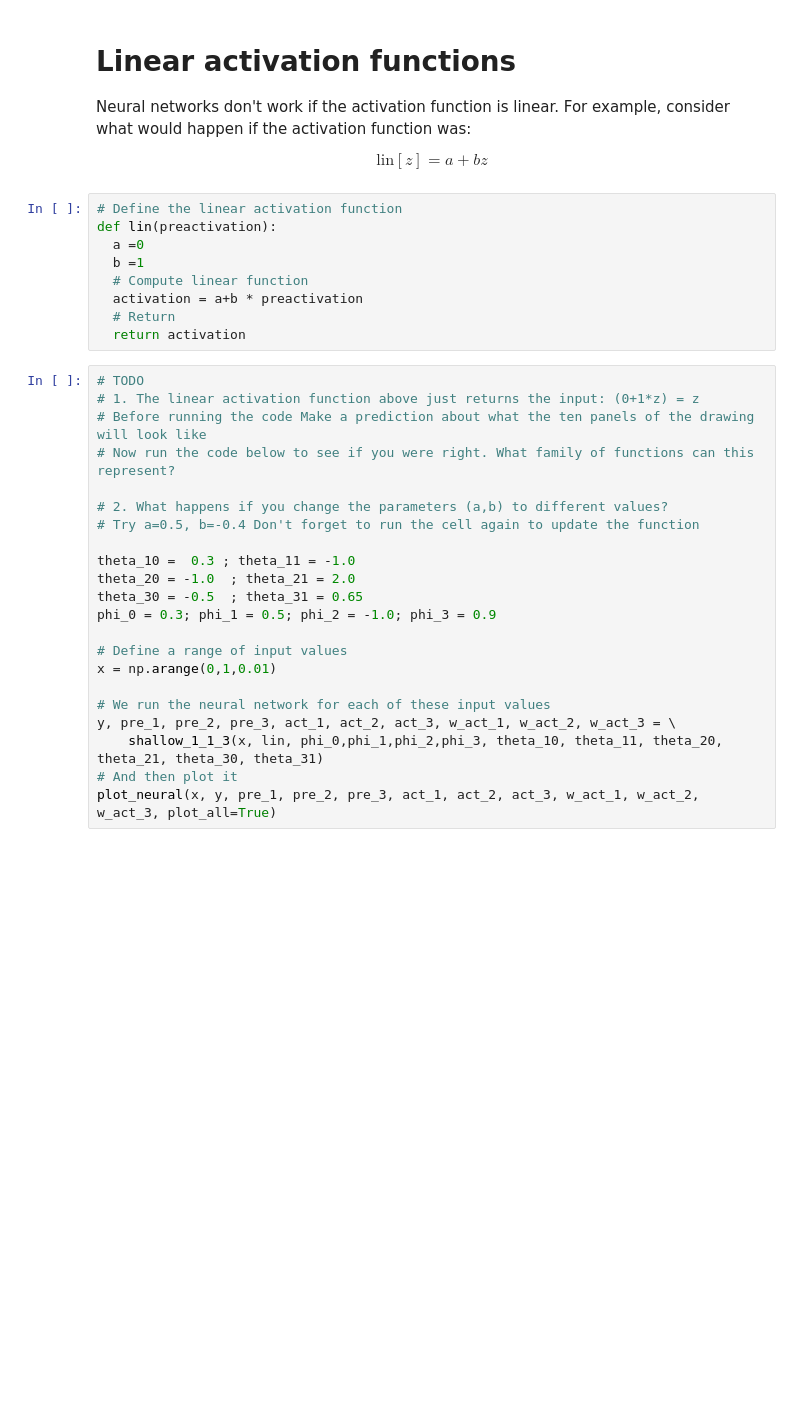
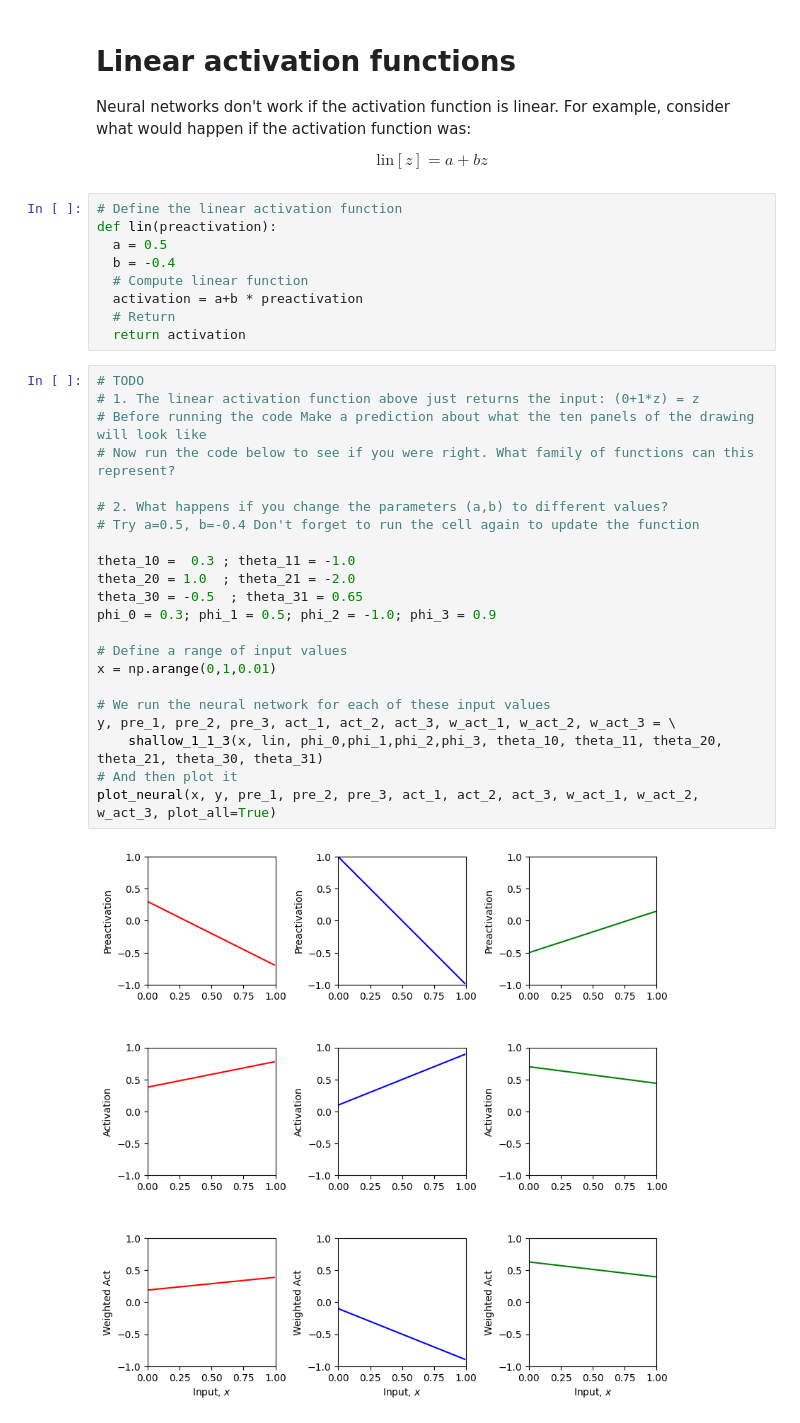
Before and after one commit to lyteabovenyte/Algorithms, a Jupyter notebook: Neural_networks/deep-learning/undrestanding_deep_learning/excersices/3_4_Activation_Functions.ipynb, the cells around one changed output. Drawn from its saved outputs; the diff is of its cells as text; blank space fills up the shorter version.

```diff
--- a/Neural_networks/deep-learning/undrestanding_deep_learning/excersices/3_4_Activation_Functions.ipynb
+++ b/Neural_networks/deep-learning/undrestanding_deep_learning/excersices/3_4_Activation_Functions.ipynb
@@ -199,8 +207,8 @@ Neural networks don't work if the activation function is linear.  For example, c
 # %%
 # Define the linear activation function
 def lin(preactivation):
-  a =0
-  b =1
+  a = 0.5
+  b = -0.4
   # Compute linear function
   activation = a+b * preactivation
   # Return
@@ -208,22 +216,24 @@ def lin(preactivation):
 # %%
 # TODO
 # 1. The linear activation function above just returns the input: (0+1*z) = z
 # Before running the code Make a prediction about what the ten panels of the drawing will look like
 # Now run the code below to see if you were right. What family of functions can this represent?
 
 # 2. What happens if you change the parameters (a,b) to different values?
 # Try a=0.5, b=-0.4 Don't forget to run the cell again to update the function
 
 theta_10 =  0.3 ; theta_11 = -1.0
-theta_20 = -1.0  ; theta_21 = 2.0
+theta_20 = 1.0  ; theta_21 = -2.0
 theta_30 = -0.5  ; theta_31 = 0.65
 phi_0 = 0.3; phi_1 = 0.5; phi_2 = -1.0; phi_3 = 0.9
 
 # Define a range of input values
 x = np.arange(0,1,0.01)
 
 # We run the neural network for each of these input values
 y, pre_1, pre_2, pre_3, act_1, act_2, act_3, w_act_1, w_act_2, w_act_3 = \
     shallow_1_1_3(x, lin, phi_0,phi_1,phi_2,phi_3, theta_10, theta_11, theta_20, theta_21, theta_30, theta_31)
 # And then plot it
 plot_neural(x, y, pre_1, pre_2, pre_3, act_1, act_2, act_3, w_act_1, w_act_2, w_act_3, plot_all=True)
+# %% [output]
+[figure, added]
```
Also changed, not shown: parts of 6 cells of this notebook.
